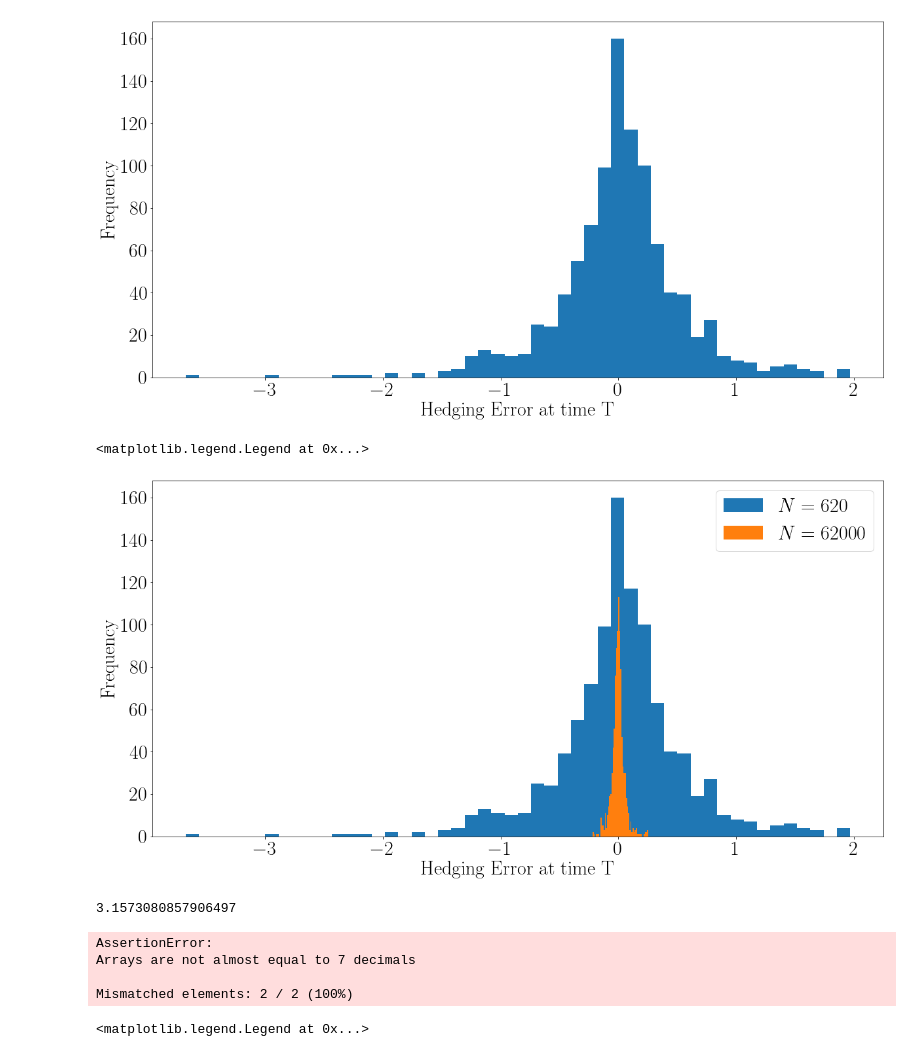
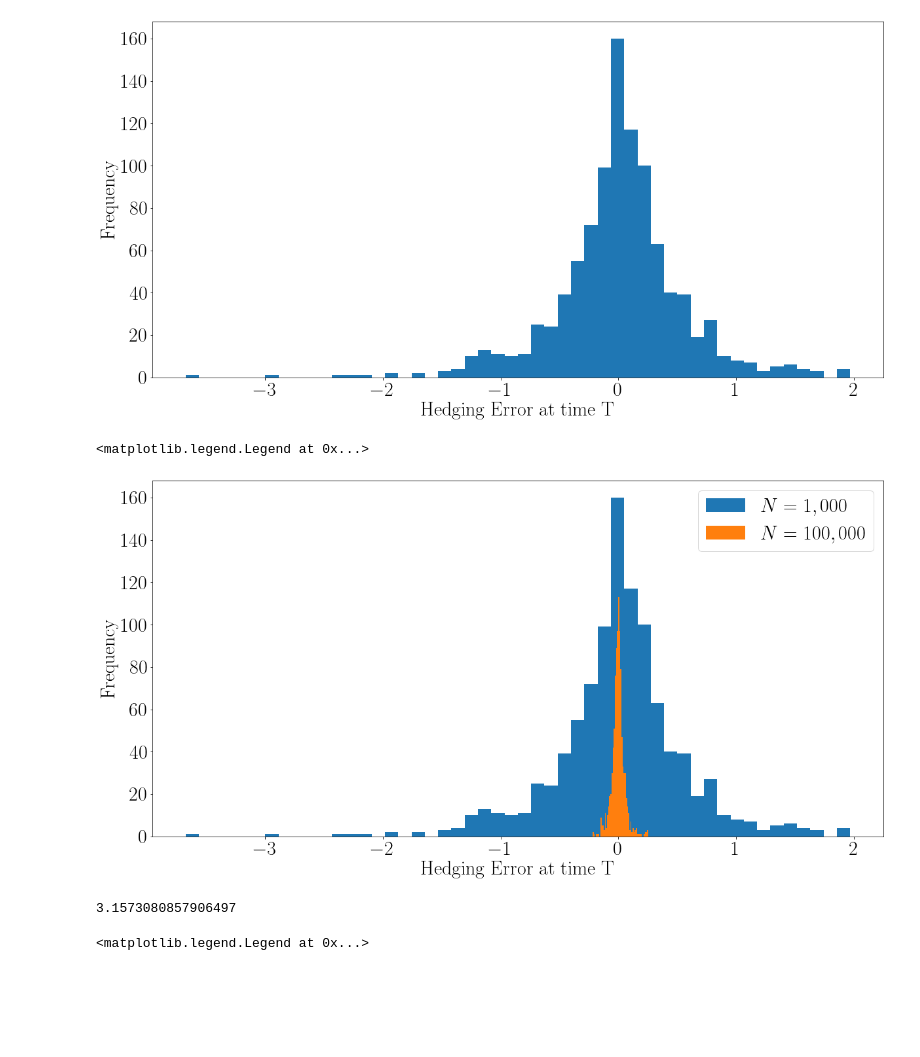
Before and after one commit to Jamjam1729/Masters_Coursework, a Jupyter notebook: notebook.ipynb, the cells around one changed output. Cells and saved outputs as stored; diff of their text form; code cells hidden in the pictures; blank space fills up the shorter version.

```diff
--- a/notebook.ipynb
+++ b/notebook.ipynb
@@ -27,8 +27,8 @@ S0 = 149
 time_break = 0.3
 K = 188
 KH = S0
-n_sims = 1_000
-n_steps = int(T * 365) #Assume time in years, this is daily time-steps
+n_sims = 1_000 #for consistency with assignment
+n_steps = 1_000 #for consistency with assignment
 # %%
 ### Helper Functions
 
@@ -233,27 +233,23 @@ Text(0, 0.5, 'Frequency')
 # %%
 
 High_steps_Q1 = Hedger(S0, K, T, r, mu, n_sims, n_steps * 100, vol_model = vol_model)
 error_Q1_high, price_Q1_high2 = High_steps_Q1.simulate_delta_varying_vol()
 
-plt.hist(error_Q1, bins = 50, label = r'$N = 620$')
-plt.hist(error_Q1_high, bins = 50, label = r'$N = 62000$')
+plt.hist(error_Q1, bins = 50, label = r'$N = 1,000$')
+plt.hist(error_Q1_high, bins = 50, label = r'$N = 100,000$')
 plt.xlabel('Hedging Error at time T')
 plt.ylabel('Frequency')
 plt.legend()
 # %% [output]
 <matplotlib.legend.Legend at 0x...>
-[figure, old version]
+[figure, new version]
 # %%
 print(price_Q1)
 # %% [output]
 3.1573080857906497
 # %%
-assert_almost_equal(np.percentile(error_Q1, q = [2.5, 97.5]), np.array([-1.4437569,  1.4015494]))
+#Check
+assert_almost_equal(np.percentile(error_Q1, q = [2.5, 97.5]), np.array([-1.1999189,  1.168614]))
-# %% [output]
-AssertionError:
-Arrays are not almost equal to 7 decimals
-
-Mismatched elements: 2 / 2 (100%)
 # %%
 n_points = 14
 n_steps_rme_testing = np.zeros(n_points)
```
Also changed, not shown: 2 other files.
